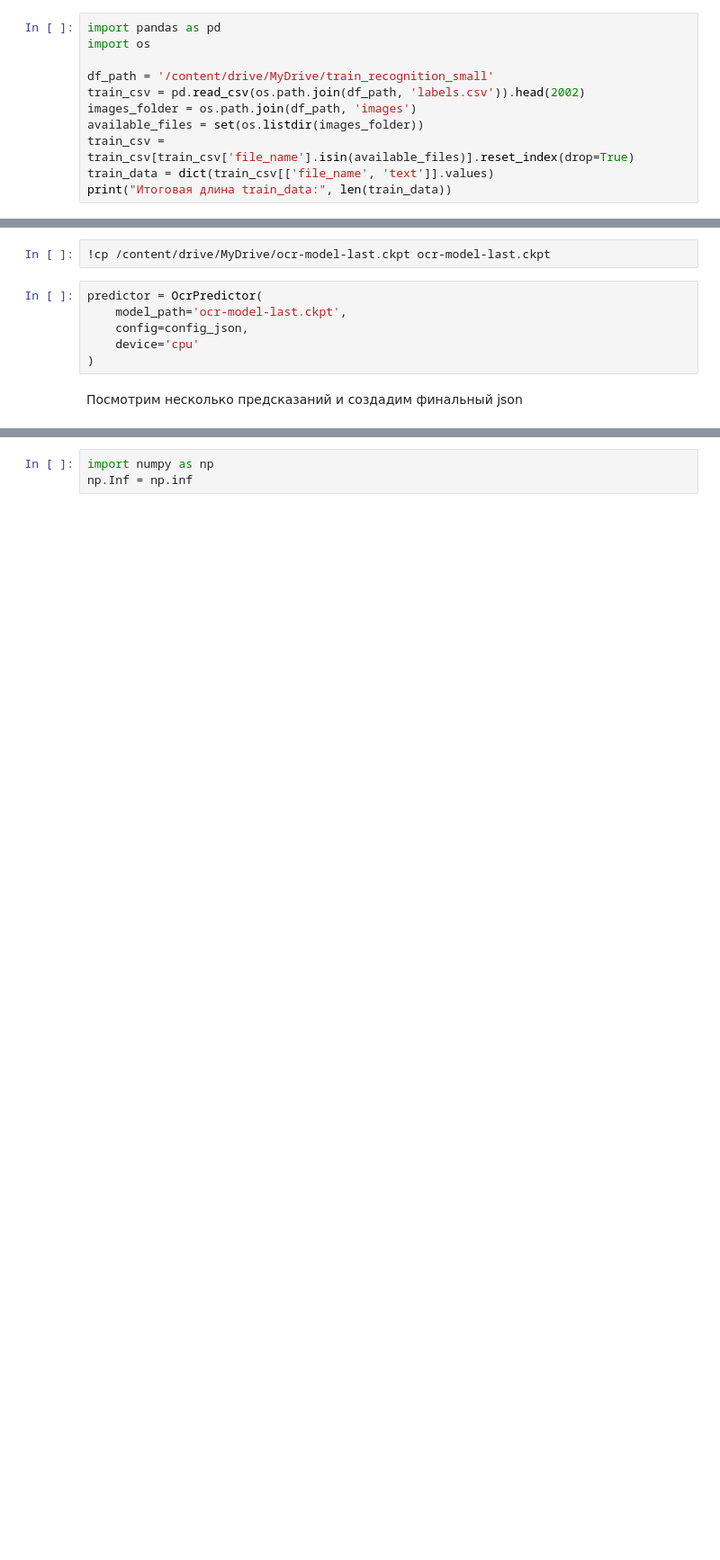
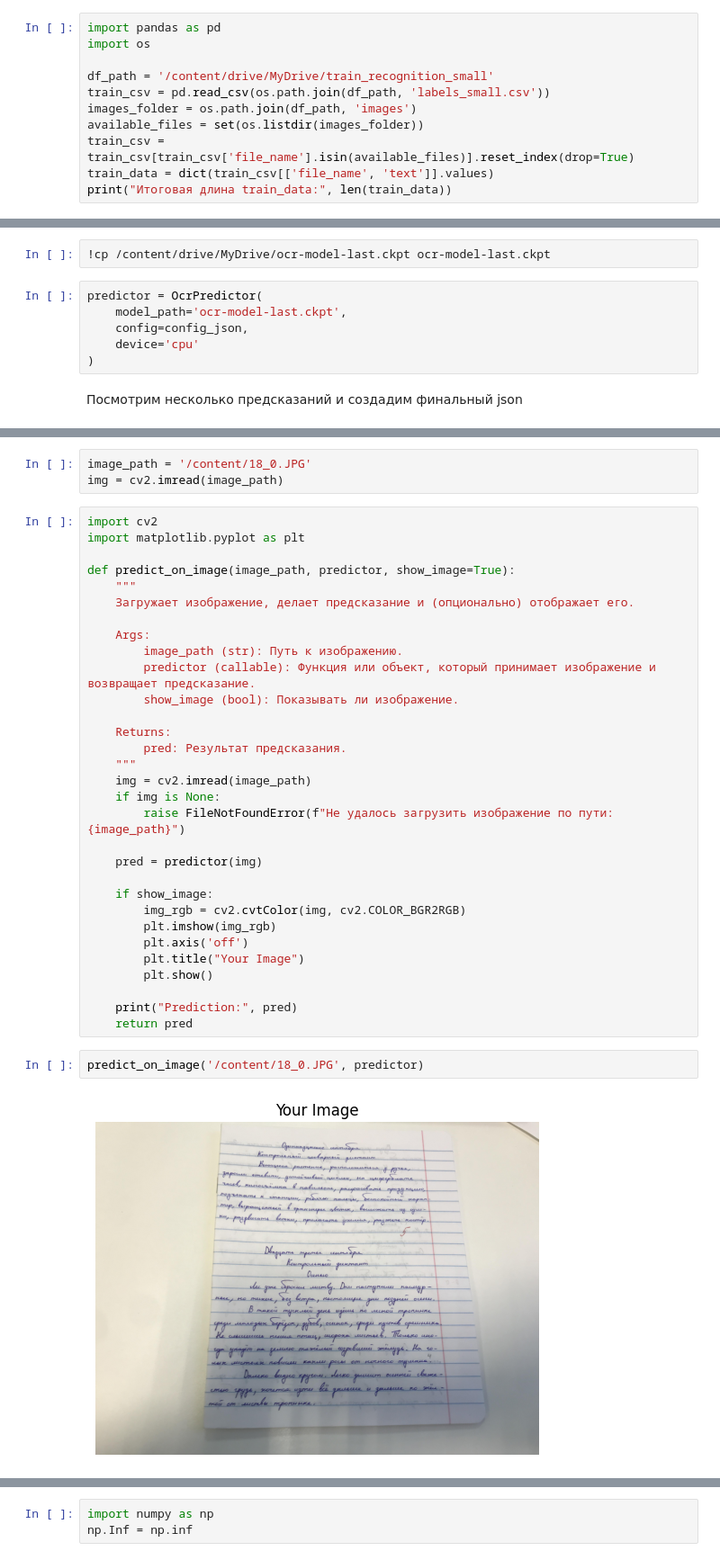
Before and after one commit to MSHQD/HMPR, a Jupyter notebook: baseline_recognition (1).ipynb, the cells around one changed output, grey strips where cells are left out. Shown: that part at 90% size. Cells and saved outputs as stored; diff of their text form; blank space fills up the shorter version.

```diff
--- a/baseline_recognition (1).ipynb
+++ b/baseline_recognition (1).ipynb
@@ -95,7 +103,7 @@ import pandas as pd
 import os
 
 df_path = '/content/drive/MyDrive/train_recognition_small'
-train_csv = pd.read_csv(os.path.join(df_path, 'labels.csv')).head(2002)
+train_csv = pd.read_csv(os.path.join(df_path, 'labels_small.csv'))
 images_folder = os.path.join(df_path, 'images')
 available_files = set(os.listdir(images_folder))
 train_csv = train_csv[train_csv['file_name'].isin(available_files)].reset_index(drop=True)
@@ -776,0 +796,38 @@ predictor = OcrPredictor(
+# %%
+image_path = '/content/18_0.JPG'
+img = cv2.imread(image_path)
+# %%
+import cv2
+import matplotlib.pyplot as plt
+
+def predict_on_image(image_path, predictor, show_image=True):
+    """
+    Загружает изображение, делает предсказание и (опционально) отображает его.
+
+    Args:
+        image_path (str): Путь к изображению.
+        predictor (callable): Функция или объект, который принимает изображение и возвращает предсказание.
+        show_image (bool): Показывать ли изображение.
+
+    Returns:
+        pred: Результат предсказания.
+    """
+    img = cv2.imread(image_path)
+    if img is None:
+        raise FileNotFoundError(f"Не удалось загрузить изображение по пути: {image_path}")
+
+    pred = predictor(img)
+
+    if show_image:
+        img_rgb = cv2.cvtColor(img, cv2.COLOR_BGR2RGB)
+        plt.imshow(img_rgb)
+        plt.axis('off')
+        plt.title("Your Image")
+        plt.show()
+
+    print("Prediction:", pred)
+    return pred
+# %%
+predict_on_image('/content/18_0.JPG', predictor)
+# %% [output]
+[figure, added]
```
Also changed, not shown: parts of 12 cells of this notebook.
